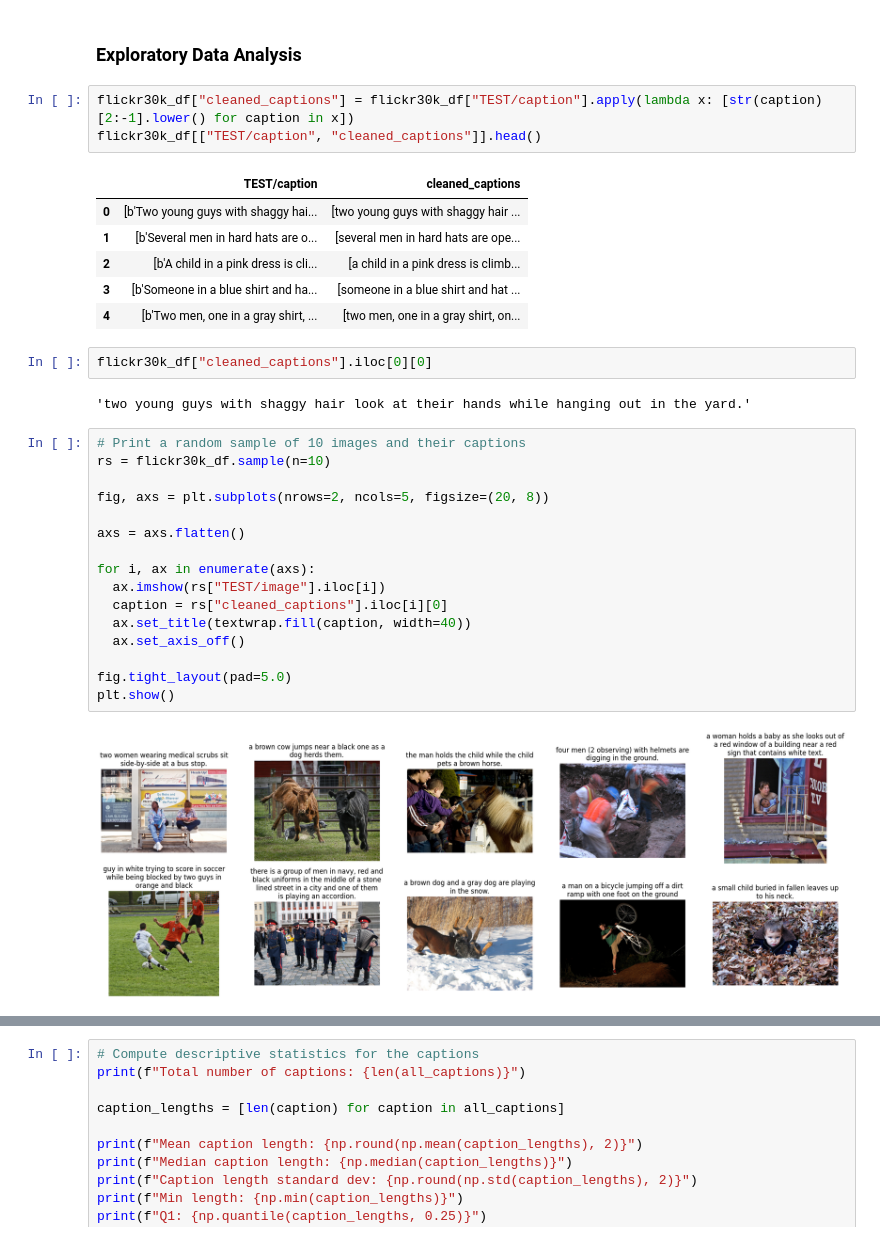
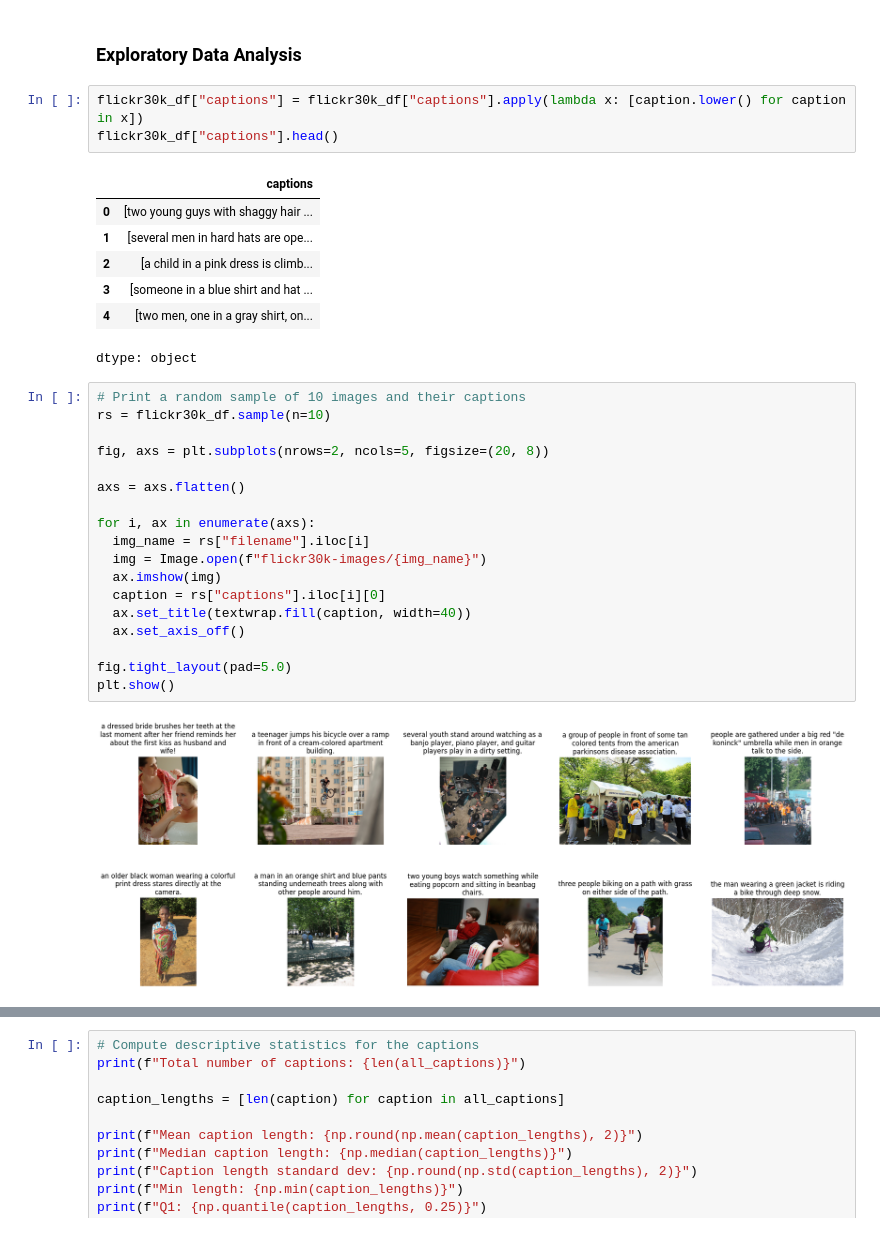
Before and after one commit to julietlawton/image-captioning, a Jupyter notebook: image_captioning.ipynb, the cells around one changed output, grey strips where cells are left out. Drawn from its saved outputs; the diff is of its cells as text.

```diff
--- a/image_captioning.ipynb
+++ b/image_captioning.ipynb
@@ -183,36 +163,35 @@ memory usage: 1.4+ MB
 # %% [markdown]
 ### Exploratory Data Analysis
 # %%
-flickr30k_df["cleaned_captions"] = flickr30k_df["TEST/caption"].apply(lambda x: [str(caption)[2:-1].lower() for caption in x])
-flickr30k_df[["TEST/caption", "cleaned_captions"]].head()
+flickr30k_df["captions"] = flickr30k_df["captions"].apply(lambda x: [caption.lower() for caption in x])
+flickr30k_df["captions"].head()
 # %% [output]
-|  | TEST/caption | cleaned_captions |
-| 0 | [b'Two young guys with shaggy hai... | [two young guys with shaggy hair ... |
-| 1 | [b'Several men in hard hats are o... | [several men in hard hats are ope... |
-| 2 | [b'A child in a pink dress is cli... | [a child in a pink dress is climb... |
-| 3 | [b'Someone in a blue shirt and ha... | [someone in a blue shirt and hat ... |
-| 4 | [b'Two men, one in a gray shirt, ... | [two men, one in a gray shirt, on... |
+|  | captions |
+| 0 | [two young guys with shaggy hair ... |
+| 1 | [several men in hard hats are ope... |
+| 2 | [a child in a pink dress is climb... |
+| 3 | [someone in a blue shirt and hat ... |
+| 4 | [two men, one in a gray shirt, on... |
+dtype: object
-# %%
-flickr30k_df["cleaned_captions"].iloc[0][0]
-# %% [output]
-'two young guys with shaggy hair look at their hands while hanging out in the yard.'
 # %%
 # Print a random sample of 10 images and their captions
 rs = flickr30k_df.sample(n=10)
 
 fig, axs = plt.subplots(nrows=2, ncols=5, figsize=(20, 8))
 
 axs = axs.flatten()
 
 for i, ax in enumerate(axs):
-  ax.imshow(rs["TEST/image"].iloc[i])
-  caption = rs["cleaned_captions"].iloc[i][0]
+  img_name = rs["filename"].iloc[i]
+  img = Image.open(f"flickr30k-images/{img_name}")
+  ax.imshow(img)
+  caption = rs["captions"].iloc[i][0]
   ax.set_title(textwrap.fill(caption, width=40))
   ax.set_axis_off()
 
 fig.tight_layout(pad=5.0)
 plt.show()
 # %% [output]
-[figure, old version]
+[figure, new version]
 # %%
 # Get all of the captions for EDA
```
Also changed, not shown: parts of 58 cells of this notebook.
